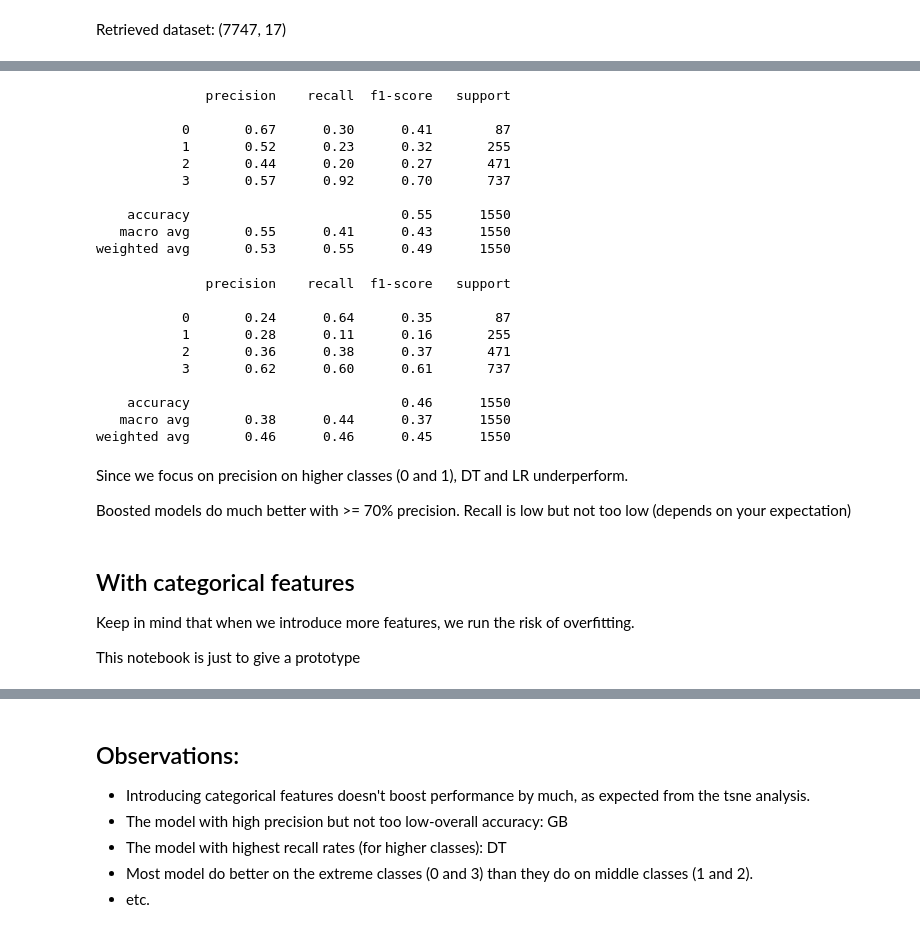
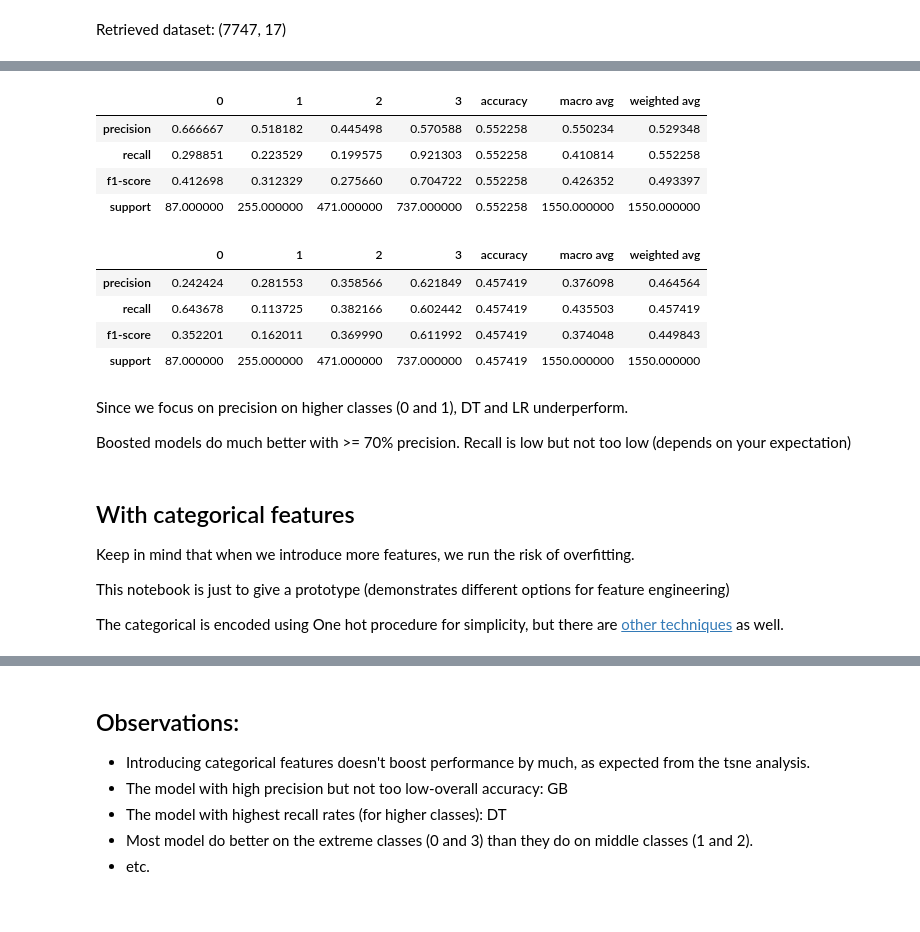
Before and after one commit to xtfocus/impgenius, a Jupyter notebook: notebooks/Skills Test Data Scientist.ipynb, the cells around one changed output, grey strips where cells are left out. Drawn from its saved outputs; the diff is of its cells as text; code cells hidden in the pictures.

```diff
--- a/notebooks/Skills Test Data Scientist.ipynb
+++ b/notebooks/Skills Test Data Scientist.ipynb
@@ -869,23 +861,18 @@ lr_best_result = fmin(
 # %%
 lr_best_params = hyperopt.space_eval(lr_space, lr_best_result)
 
 lr_best = LogisticRegression(random_state=0, **lr_best_params)
 lr_best.fit(X_train, y_train)
 
 y_val_pred_lr = lr_best.predict(X_val).astype(int)
-lr_report = classification_report(y_val, y_val_pred_lr)
-print(lr_report)
+lr_report_num = classification_report(y_val, y_val_pred_lr, output_dict=True)
+display(pd.DataFrame(lr_report_num))
 # %% [output]
-              precision    recall  f1-score   support
-
-           0       0.67      0.30      0.41        87
-           1       0.52      0.23      0.32       255
-           2       0.44      0.20      0.27       471
-           3       0.57      0.92      0.70       737
-
-    accuracy                           0.55      1550
-   macro avg       0.55      0.41      0.43      1550
-weighted avg       0.53      0.55      0.49      1550
+|  | 0 | 1 | 2 | 3 | accuracy | macro avg | weighted avg |
+| precision | 0.666667 | 0.518182 | 0.445498 | 0.570588 | 0.552258 | 0.550234 | 0.529348 |
+| recall | 0.298851 | 0.223529 | 0.199575 | 0.921303 | 0.552258 | 0.410814 | 0.552258 |
+| f1-score | 0.412698 | 0.312329 | 0.275660 | 0.704722 | 0.552258 | 0.426352 | 0.493397 |
+| support | 87.000000 | 255.000000 | 471.000000 | 737.000000 | 0.552258 | 1550.000000 | 1550.000000 |
 # %%
 # Model 4: dt
 dt_best_result = fmin(
@@ -906,19 +893,14 @@ dt_best.fit(X_train, y_train)
 y_val_pred_dt = dt_best.predict(X_val).astype(int)
 
 # Generate the classification report
-dt_report = classification_report(y_val, y_val_pred_dt)
-print(dt_report)
+dt_report_num = classification_report(y_val, y_val_pred_dt, output_dict=True)
+display(pd.DataFrame(dt_report_num))
 # %% [output]
-              precision    recall  f1-score   support
-
-           0       0.24      0.64      0.35        87
-           1       0.28      0.11      0.16       255
-           2       0.36      0.38      0.37       471
-           3       0.62      0.60      0.61       737
-
-    accuracy                           0.46      1550
-   macro avg       0.38      0.44      0.37      1550
-weighted avg       0.46      0.46      0.45      1550
+|  | 0 | 1 | 2 | 3 | accuracy | macro avg | weighted avg |
+| precision | 0.242424 | 0.281553 | 0.358566 | 0.621849 | 0.457419 | 0.376098 | 0.464564 |
+| recall | 0.643678 | 0.113725 | 0.382166 | 0.602442 | 0.457419 | 0.435503 | 0.457419 |
+| f1-score | 0.352201 | 0.162011 | 0.369990 | 0.611992 | 0.457419 | 0.374048 | 0.449843 |
+| support | 87.000000 | 255.000000 | 471.000000 | 737.000000 | 0.457419 | 1550.000000 | 1550.000000 |
 # %% [markdown]
 Since we focus on precision on higher classes (0 and 1), DT and LR underperform.
 
@@ -928,7 +910,9 @@ Boosted models do much better with >= 70% precision. Recall is low but not too l
 
 Keep in mind that when we introduce more features, we run the risk of overfitting.
 
-This notebook is just to give a prototype
+This notebook is just to give a prototype (demonstrates different options for feature engineering)
+
+The categorical is encoded using One hot procedure for simplicity, but there are [other techniques](https://contrib.scikit-learn.org/category_encoders/) as well.
 # %%
 # OneHot encoding
 X = pd.get_dummies(
```
Also changed, not shown: parts of 39 cells of this notebook, 5 other files.
